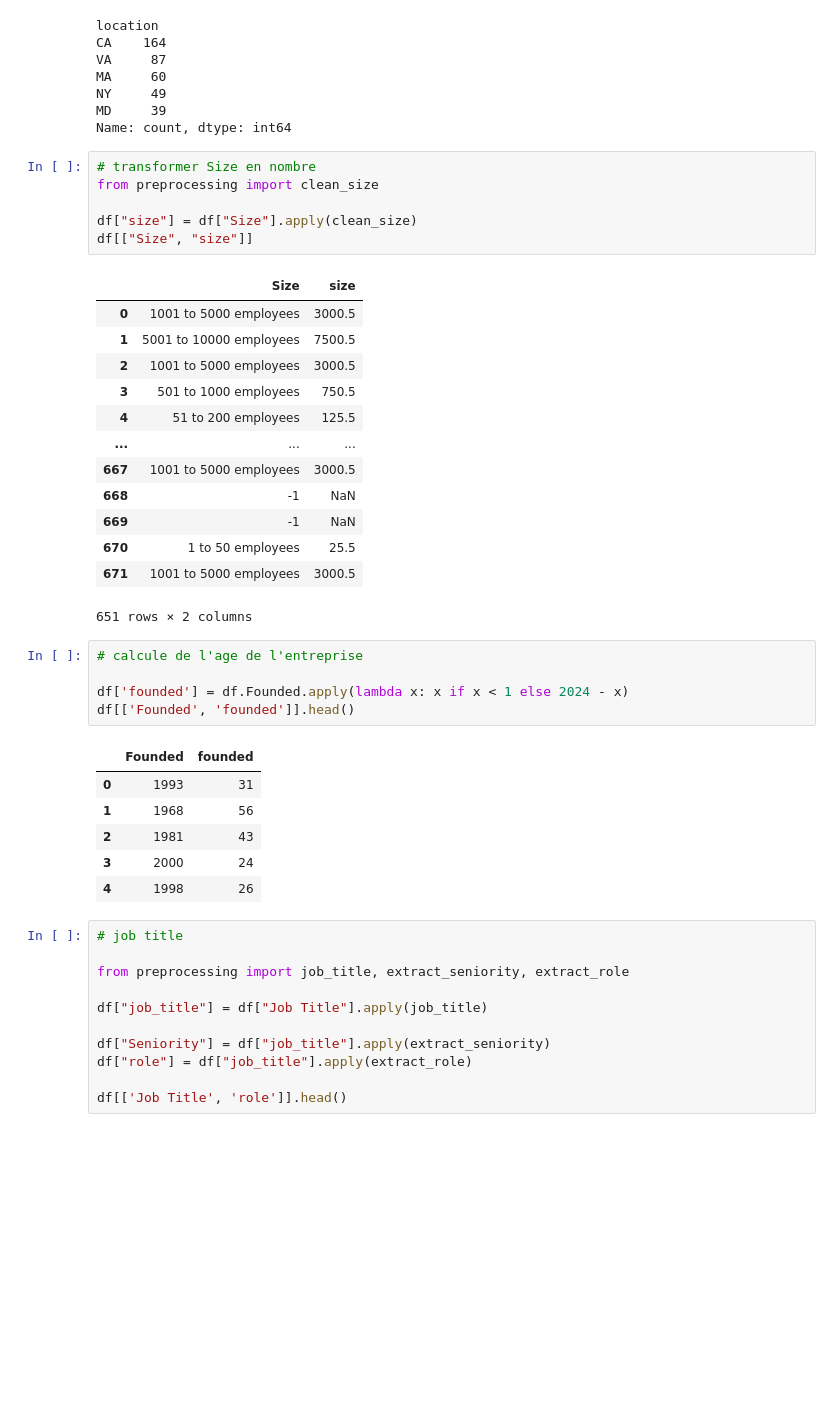
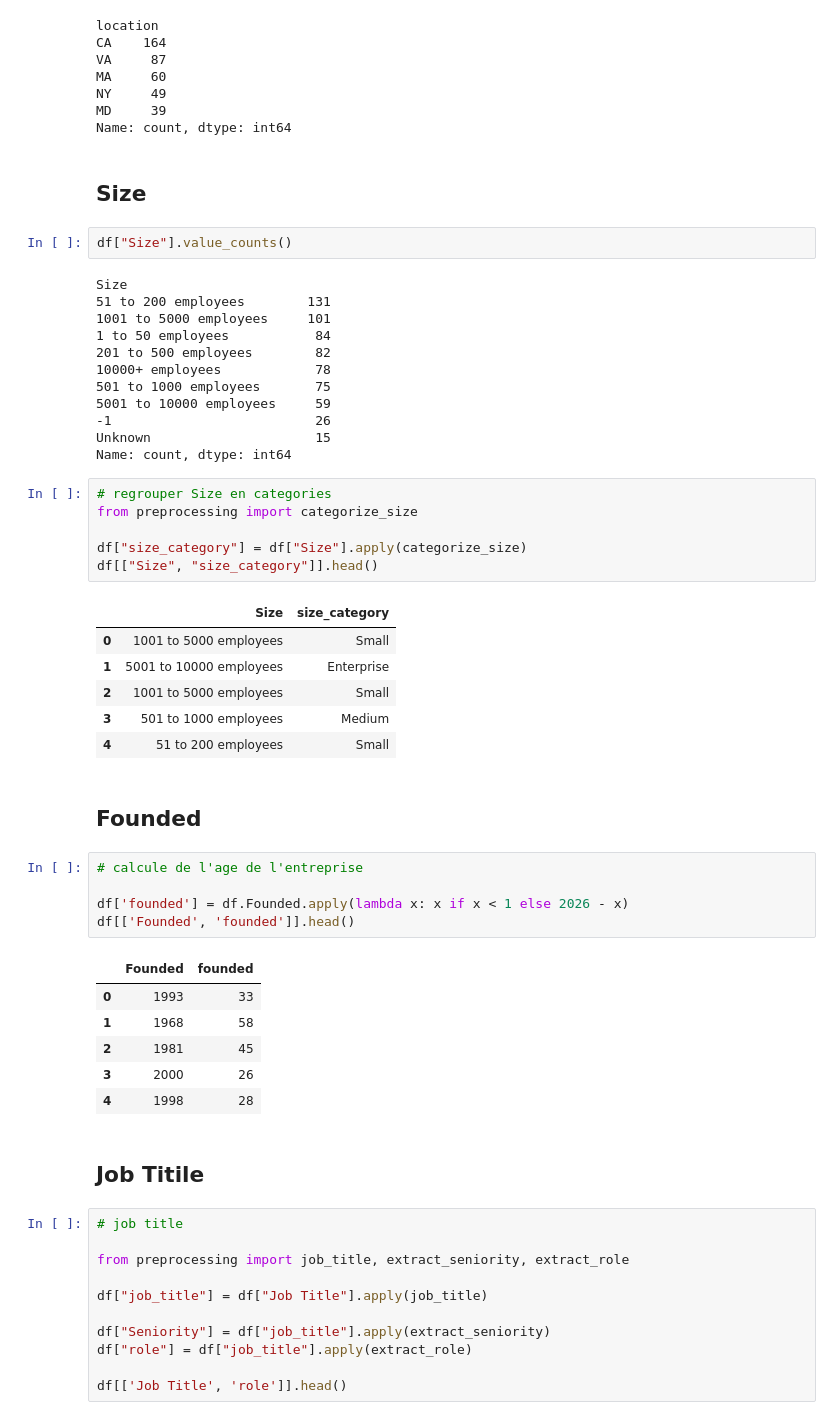
Before and after one commit to elhidarinouhayla/HR-Pulse, a Jupyter notebook: backend/ml/eda.ipynb, the cells around one changed output. Saved outputs shown, nothing was run; the diff lists cells and outputs as text; blank space fills up the shorter version.

Commit message:
regrouper Size en categories

```diff
--- a/backend/ml/eda.ipynb
+++ b/backend/ml/eda.ipynb
@@ -209,38 +209,51 @@ MA     60
 NY     49
 MD     39
 Name: count, dtype: int64
+# %% [markdown]
+## Size
+# %%
+df["Size"].value_counts()
+# %% [output]
+Size
+51 to 200 employees        131
+1001 to 5000 employees     101
+1 to 50 employees           84
+201 to 500 employees        82
+10000+ employees            78
+501 to 1000 employees       75
+5001 to 10000 employees     59
+-1                          26
+Unknown                     15
+Name: count, dtype: int64
 # %%
-# transformer Size en nombre
-from preprocessing import clean_size
+# regrouper Size en categories
+from preprocessing import categorize_size
 
-df["size"] = df["Size"].apply(clean_size)
-df[["Size", "size"]]
+df["size_category"] = df["Size"].apply(categorize_size)
+df[["Size", "size_category"]].head()
 # %% [output]
-|  | Size | size |
-| 0 | 1001 to 5000 employees | 3000.5 |
-| 1 | 5001 to 10000 employees | 7500.5 |
-| 2 | 1001 to 5000 employees | 3000.5 |
-| 3 | 501 to 1000 employees | 750.5 |
-| 4 | 51 to 200 employees | 125.5 |
-| ... | ... | ... |
-| 667 | 1001 to 5000 employees | 3000.5 |
-| 668 | -1 | NaN |
-| 669 | -1 | NaN |
-| 670 | 1 to 50 employees | 25.5 |
-| 671 | 1001 to 5000 employees | 3000.5 |
+|  | Size | size_category |
+| 0 | 1001 to 5000 employees | Small |
+| 1 | 5001 to 10000 employees | Enterprise |
+| 2 | 1001 to 5000 employees | Small |
+| 3 | 501 to 1000 employees | Medium |
+| 4 | 51 to 200 employees | Small |
-651 rows × 2 columns
+# %% [markdown]
+## Founded
 # %%
 # calcule de l'age de l'entreprise
 
-df['founded'] = df.Founded.apply(lambda x: x if x < 1 else 2024 - x)
+df['founded'] = df.Founded.apply(lambda x: x if x < 1 else 2026 - x)
 df[['Founded', 'founded']].head()
 # %% [output]
 |  | Founded | founded |
-| 0 | 1993 | 31 |
-| 1 | 1968 | 56 |
-| 2 | 1981 | 43 |
-| 3 | 2000 | 24 |
-| 4 | 1998 | 26 |
+| 0 | 1993 | 33 |
+| 1 | 1968 | 58 |
+| 2 | 1981 | 45 |
+| 3 | 2000 | 26 |
+| 4 | 1998 | 28 |
+# %% [markdown]
+## Job Titile
 # %%
 # job title
 
```
Also changed, not shown: parts of 7 cells of this notebook.
